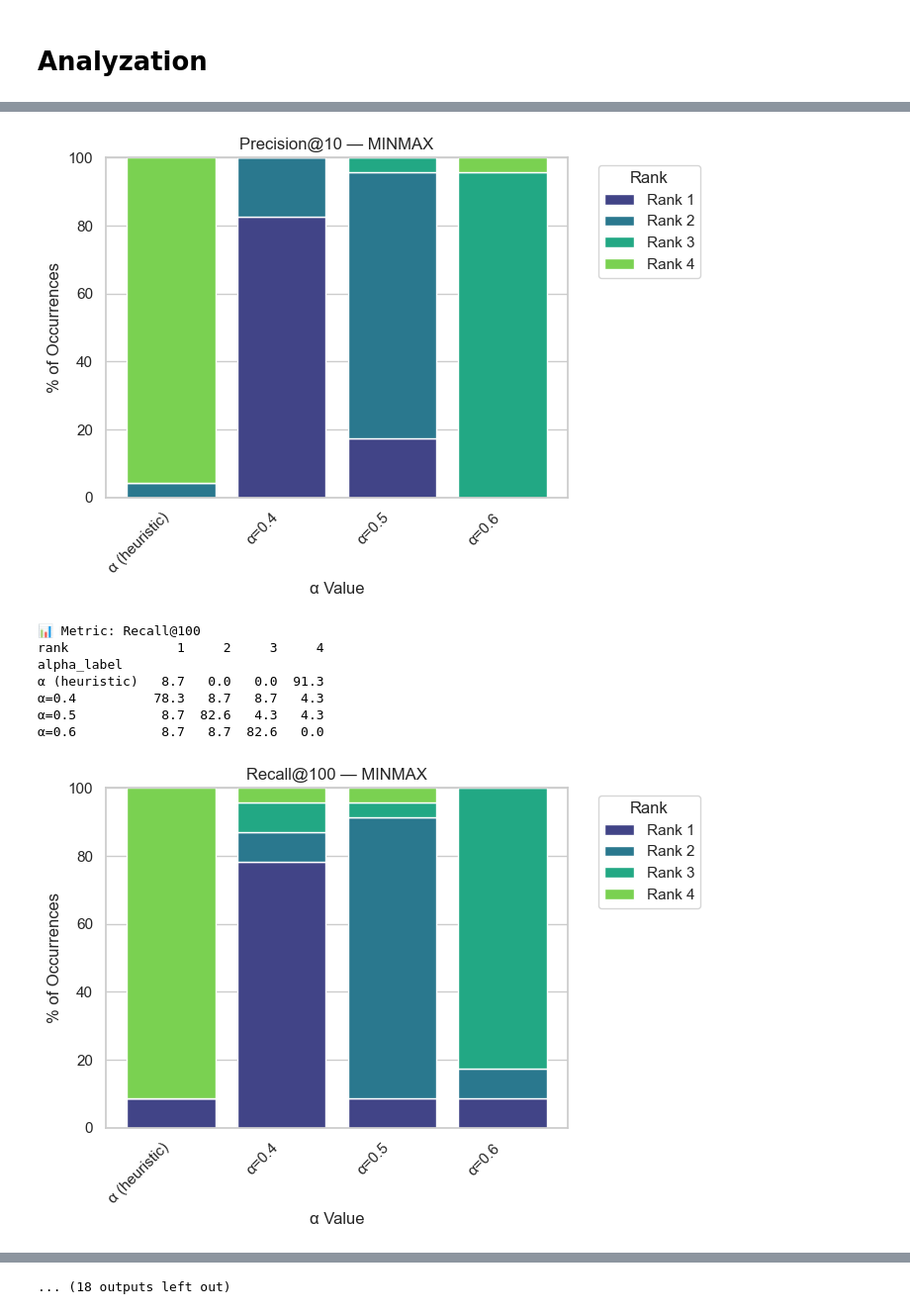
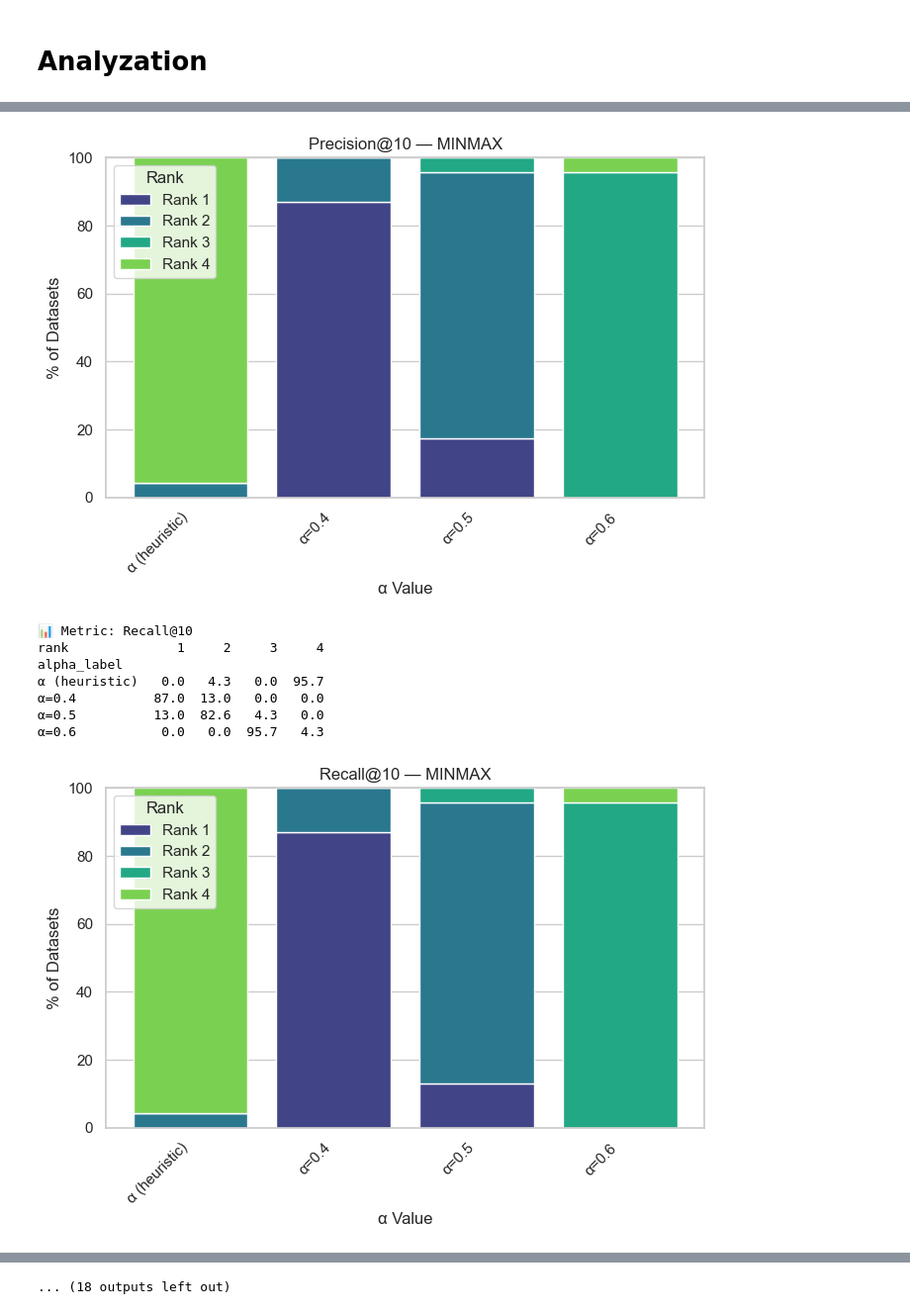
Before and after one commit to varshini0950/information_retrieval, a Jupyter notebook: Heuristic_Alpha_Evaluation.ipynb, the cells around one changed output, grey strips where cells are left out. Shown at 99% size. Cells and saved outputs as stored; diff of their text form; code cells hidden in the pictures.

```diff
--- a/Heuristic_Alpha_Evaluation.ipynb
+++ b/Heuristic_Alpha_Evaluation.ipynb
@@ -263,8 +278,8 @@ rank     α=0.80 | nDCG@10=0.2871
 # %%
 # -------------------------------
-# FIXED + HEURISTIC PLOTTING (CLEAN)
+# FIXED + HEURISTIC PLOTTING (UPDATED)
 # -------------------------------
-metrics_to_plot = ["nDCG@10","MRR@10","Precision@10","Recall@100","MAP@1000"]
+metrics_to_plot = ["nDCG@10","MRR@10","Precision@10","Recall@10","MAP@100"]
 norms = ["minmax","zscore","rank"]
 fixed_alphas = [0.4, 0.5, 0.6]
 
@@ -275,24 +290,18 @@ for metric in metrics_to_plot:
         datasets_sorted = sorted(subset["dataset"].unique())
         x = np.arange(len(datasets_sorted))
 
-        # --- Fixed α lines ---
+        # --- Fixed alphas ---
         for alpha in fixed_alphas:
             data = subset[subset["alpha"] == alpha].set_index("dataset").reindex(datasets_sorted)
             axes[i].plot(x, data[metric], marker="o", label=f"α={alpha:.1f}")
 
-        # --- Heuristic α line ---
+        # --- Heuristic alpha ---
         heur_subset = subset[~subset["alpha"].isin(fixed_alphas)]
         if not heur_subset.empty:
-            heur_data = (
-                heur_subset.groupby("dataset")[metric]
-                .mean()  # aggregate over varying heuristic alphas
-                .reindex(datasets_sorted)
-            )
+            heur_data = heur_subset.groupby("dataset")[metric].mean().reindex(datasets_sorted)
             axes[i].plot(x, heur_data, marker="s", linestyle="--", color="black", label="α (heuristic)")
 
-        # --- Plot setup ---
         axes[i].set_title(f"{metric} — {norm.upper()}")
-        axes[i].set_ylabel(metric)
         axes[i].set_xticks(x)
         axes[i].set_xticklabels(datasets_sorted, rotation=75, ha="right")
         axes[i].legend()
@@ -309,30 +318,27 @@ for metric in metrics_to_plot:
 # %%
 # ======================================================
-# 📊 Hybrid α Ranking Statistics + Visualization (Final)
+# 📊 Hybrid α Ranking Statistics + Visualization (UPDATED)
 # ======================================================
 import matplotlib.pyplot as plt
 import seaborn as sns
 
-metrics_to_plot = ["nDCG@10","MRR@10","Precision@10","Recall@100","MAP@1000"]
+metrics_to_plot = ["nDCG@10","MRR@10","Precision@10","Recall@10","MAP@100"]
 norms = ["minmax","zscore","rank"]
 fixed_alphas = [0.4, 0.5, 0.6]
 
-# Identify heuristic αs (dataset-dependent)
 df["is_heuristic"] = ~df["alpha"].isin(fixed_alphas)
 df["alpha_label"] = df.apply(lambda x: "α (heuristic)" if x["is_heuristic"] else f"α={x['alpha']:.1f}", axis=1)
 
 summary_rows = []
 
-# -------------------------------
-# Rank α performance per dataset
-# -------------------------------
+# Compute rankings
 for norm in norms:
     for metric in metrics_to_plot:
         subset = df[df["norm"] == norm]
         for dataset, group in subset.groupby("dataset"):
-            group = group.copy()
-            group["rank"] = group[metric].rank(ascending=False, method="min")
-            for _, row in group.iterrows():
+            g = group.copy()
+            g["rank"] = g[metric].rank(ascending=False, method="min")
+            for _, row in g.iterrows():
                 summary_rows.append({
                     "norm": norm,
                     "metric": metric,
@@ -343,13 +349,10 @@ for norm in norms:
 
 rank_df = pd.DataFrame(summary_rows)
 
-# -------------------------------
-# Aggregate rank percentages
-# -------------------------------
 rank_summary = (
     rank_df.groupby(["norm", "metric", "alpha_label", "rank"], as_index=False)
     .size()
-    .rename(columns={"size": "count"})
+    .rename(columns={"size":"count"})
 )
 
 rank_summary["percentage"] = (
@@ -357,38 +360,36 @@ rank_summary["percentage"] = (
     .transform(lambda x: 100 * x / x.sum())
 )
 
-# -------------------------------
-# 📊 Print + Plot
-# -------------------------------
+# Plot
 sns.set(style="whitegrid", font_scale=1.0)
-cmap = sns.color_palette("viridis", 4)  # nice consistent color palette
+palette = sns.color_palette("viridis", 4)
 
 for norm in norms:
     print(f"\n==============================")
     print(f"🔹 Normalization: {norm.upper()}")
     print(f"==============================")
+
     for metric in metrics_to_plot:
         print(f"\n📊 Metric: {metric}")
-        sub = rank_summary[(rank_summary["norm"] == norm) & (rank_summary["metric"] == metric)]
+        sub = rank_summary[(rank_summary["norm"] == norm) &
+                           (rank_summary["metric"] == metric)]
         pivot = sub.pivot(index="alpha_label", columns="rank", values="percentage").fillna(0)
         pivot = pivot.reindex(columns=sorted(pivot.columns))
 
-        # ---- Print Table ----
         print(pivot.round(1).to_string())
 
-        # ---- Plot Stacked Bar ----
-        fig, ax = plt.subplots(figsize=(7,5))
+        plt.figure(figsize=(7,5))
         bottom = np.zeros(len(pivot))
-        for rank in sorted(pivot.columns):
-            ax.bar(pivot.index, pivot[rank], bottom=bottom,
-                   label=f"Rank {rank}", color=cmap[rank-1])
+        for rank in pivot.columns:
+            plt.bar(pivot.index, pivot[rank], bottom=bottom,
+                    label=f"Rank {rank}", color=palette[rank-1])
             bottom += pivot[rank].values
 
-        ax.set_title(f"{metric} — {norm.upper()}")
-        ax.set_ylabel("% of Occurrences")
-        ax.set_xlabel("α Value")
-        ax.legend(title="Rank", bbox_to_anchor=(1.05, 1), loc="upper left")
+        plt.title(f"{metric} — {norm.upper()}")
+        plt.ylabel("% of Datasets")
+        plt.xlabel("α Value")
         plt.xticks(rotation=45, ha="right")
+        plt.legend(title="Rank")
         plt.tight_layout()
         plt.show()
 # %% [output]
@@ -420,11 +421,11 @@ alpha_label
 α=0.5          17.4  78.3   4.3   0.0
 α=0.6           0.0   0.0  95.7   4.3
-[figure, old version]
+[figure, new version]
-📊 Metric: Recall@100
+📊 Metric: Recall@10
 rank              1     2     3     4
 alpha_label
-α (heuristic)   8.7   0.0   0.0  91.3
-α=0.4          78.3   8.7   8.7   4.3
-α=0.5           8.7  82.6   4.3   4.3
-α=0.6           8.7   8.7  82.6   0.0
+α (heuristic)   0.0   4.3   0.0  95.7
+α=0.4          87.0  13.0   0.0   0.0
+α=0.5          13.0  82.6   4.3   0.0
+α=0.6           0.0   0.0  95.7   4.3
-[figure, old version]
+[figure, new version]
```
Also changed, not shown: parts of 3 cells of this notebook, 1 other file.
